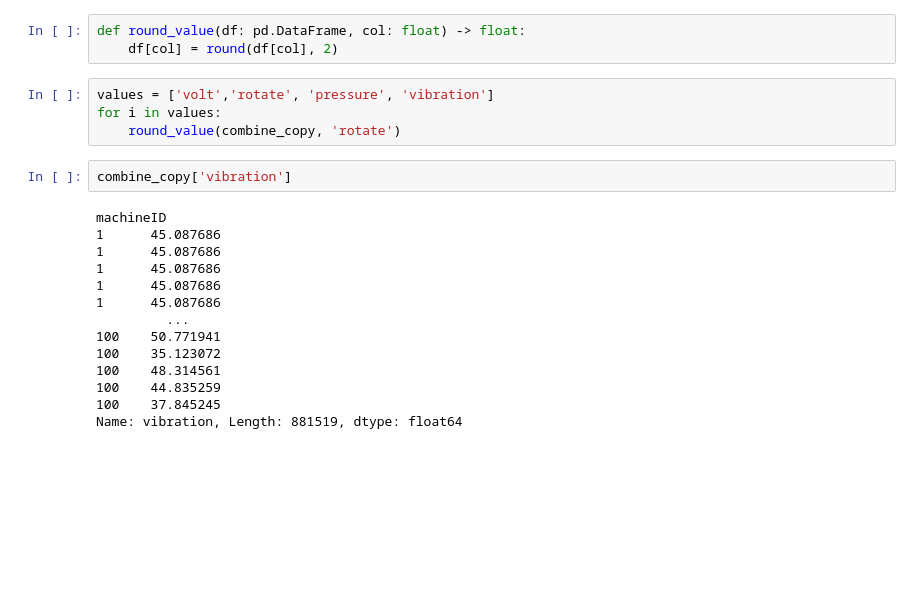
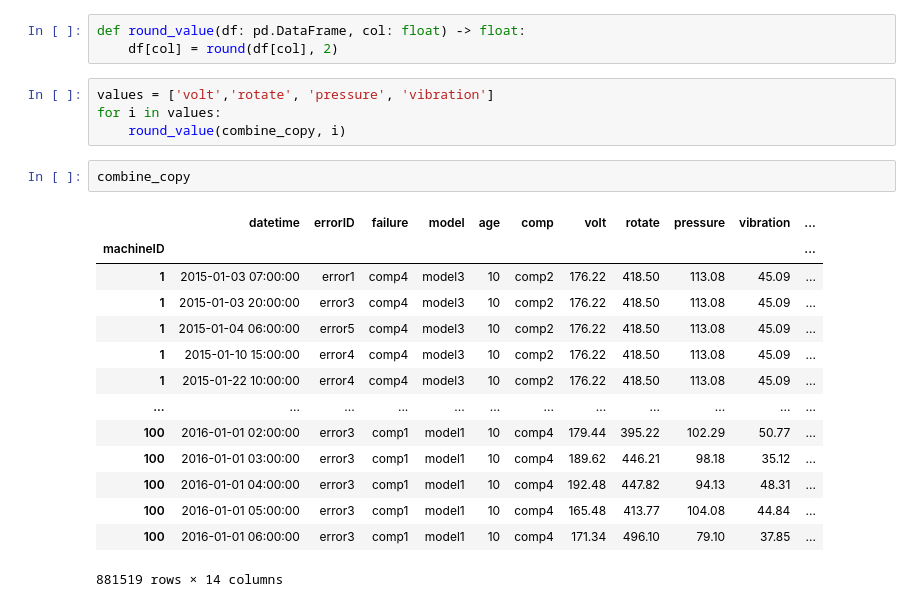
Before and after one commit to Brian342/RedBull_SensorSync, a Jupyter notebook: SensorSync.ipynb, the cells around one changed output. Saved outputs shown, nothing was run; the diff lists cells and outputs as text; blank space fills up the shorter version.

```diff
--- a/SensorSync.ipynb
+++ b/SensorSync.ipynb
@@ -332,20 +332,21 @@ def round_value(df: pd.DataFrame, col: float) -> float:
 # %%
 values = ['volt','rotate', 'pressure', 'vibration']
 for i in values:
-    round_value(combine_copy, 'rotate')
+    round_value(combine_copy, i)
 # %%
-combine_copy['vibration']
+combine_copy
 # %% [output]
+|  | datetime | errorID | failure | model | age | comp | volt | rotate | pressure | vibration | ... |
+| machineID |  |  |  |  |  |  |  |  |  |  | ... |
+| 1 | 2015-01-03 07:00:00 | error1 | comp4 | model3 | 10 | comp2 | 176.22 | 418.50 | 113.08 | 45.09 | ... |
+| 1 | 2015-01-03 20:00:00 | error3 | comp4 | model3 | 10 | comp2 | 176.22 | 418.50 | 113.08 | 45.09 | ... |
+| 1 | 2015-01-04 06:00:00 | error5 | comp4 | model3 | 10 | comp2 | 176.22 | 418.50 | 113.08 | 45.09 | ... |
+| 1 | 2015-01-10 15:00:00 | error4 | comp4 | model3 | 10 | comp2 | 176.22 | 418.50 | 113.08 | 45.09 | ... |
+| 1 | 2015-01-22 10:00:00 | error4 | comp4 | model3 | 10 | comp2 | 176.22 | 418.50 | 113.08 | 45.09 | ... |
+| ... | ... | ... | ... | ... | ... | ... | ... | ... | ... | ... | ... |
+| 100 | 2016-01-01 02:00:00 | error3 | comp1 | model1 | 10 | comp4 | 179.44 | 395.22 | 102.29 | 50.77 | ... |
+| 100 | 2016-01-01 03:00:00 | error3 | comp1 | model1 | 10 | comp4 | 189.62 | 446.21 | 98.18 | 35.12 | ... |
+| 100 | 2016-01-01 04:00:00 | error3 | comp1 | model1 | 10 | comp4 | 192.48 | 447.82 | 94.13 | 48.31 | ... |
+| 100 | 2016-01-01 05:00:00 | error3 | comp1 | model1 | 10 | comp4 | 165.48 | 413.77 | 104.08 | 44.84 | ... |
+| 100 | 2016-01-01 06:00:00 | error3 | comp1 | model1 | 10 | comp4 | 171.34 | 496.10 | 79.10 | 37.85 | ... |
-machineID
-1      45.087686
-1      45.087686
-1      45.087686
-1      45.087686
-1      45.087686
-         ...
-100    50.771941
-100    35.123072
-100    48.314561
-100    44.835259
-100    37.845245
-Name: vibration, Length: 881519, dtype: float64
+881519 rows × 14 columns
```
